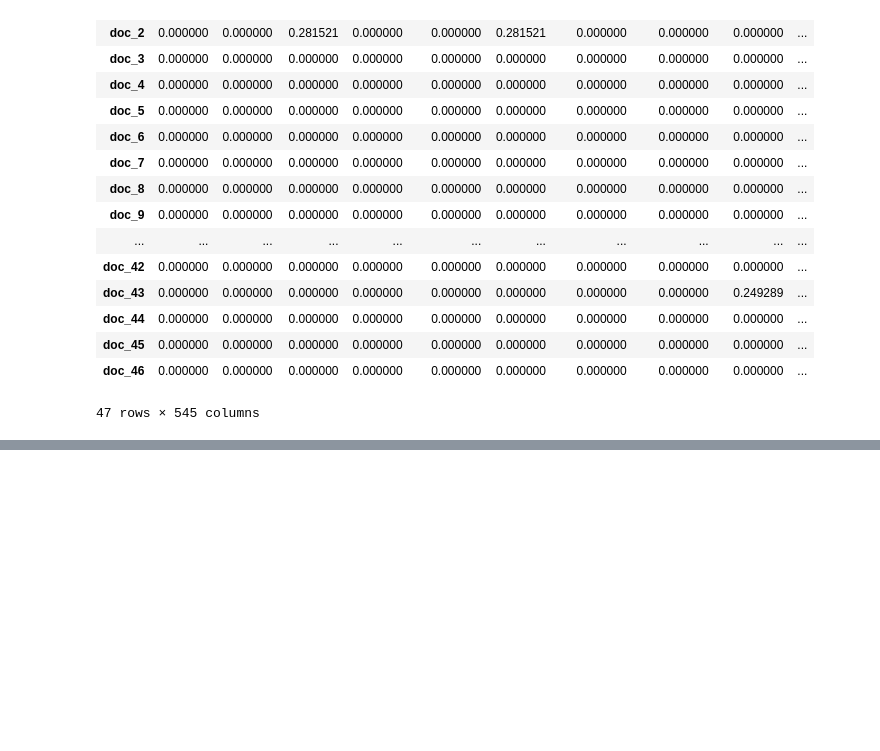
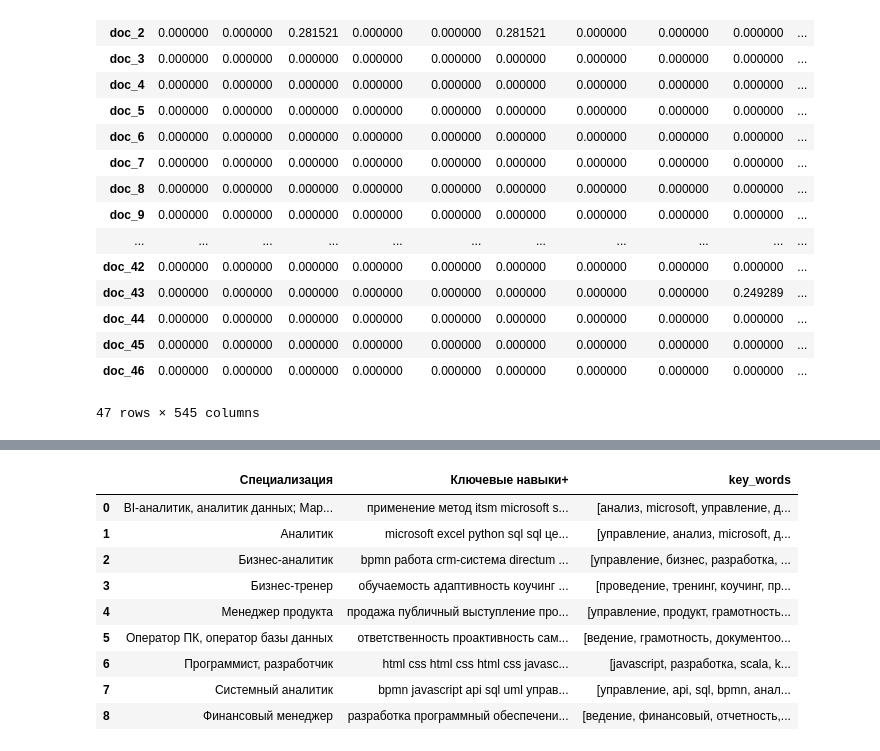
Before and after one commit to dwrkin/nlp_competence, a Jupyter notebook: NLP.ipynb, the cells around one changed output, grey strips where cells are left out. Drawn from its saved outputs; the diff is of its cells as text; code cells hidden in the pictures; blank space fills up the shorter version.

```diff
--- a/NLP.ipynb
+++ b/NLP.ipynb
@@ -187,0 +243,5 @@ sns.heatmap(dataframe_hm, cmap="coolwarm", annot=True, fmt=".1f")
+# %%
+df_rn = df_rn[['Специализация', 'Ключевые навыки+']]
+# %%
+df_rn = df_rn.groupby('Специализация', as_index = False).agg({'Ключевые навыки+': ','.join})
+df_rn
@@ -187,0 +259,24 @@ sns.heatmap(dataframe_hm, cmap="coolwarm", annot=True, fmt=".1f")
+# %%
+tfidf_vect_rn = TfidfVectorizer()
+tfidf_matrix_rn = tfidf_vect_rn.fit_transform(df_rn['Ключевые навыки+'])
+feature_names_rn = tfidf_vect_rn.get_feature_names_out()
+
+list_output_rn = []
+for i in range(len(tfidf_matrix_rn.toarray())):
+    tfidf_scores_rn = tfidf_matrix_rn.toarray()[i]
+    sorted_features_rn = [feature for _, feature in list(filter(lambda c: c[0] > 0.01, sorted(zip(tfidf_scores_rn, feature_names_rn), reverse=True)))]
+    list_output_rn.append(sorted_features_rn)
+# %%
+df_rn.insert(2, "key_words", list_output_rn)
+df_rn
+# %% [output]
+|  | Специализация | Ключевые навыки+ | key_words |
+| 0 | BI-аналитик, аналитик данных; Мар... | применение метод itsm microsoft s... | [анализ, microsoft, управление, д... |
+| 1 | Аналитик | microsoft excel python sql sql це... | [управление, анализ, microsoft, д... |
+| 2 | Бизнес-аналитик | bpmn работа crm-система directum ... | [управление, бизнес, разработка, ... |
+| 3 | Бизнес-тренер | обучаемость адаптивность коучинг ... | [проведение, тренинг, коучинг, пр... |
+| 4 | Менеджер продукта | продажа публичный выступление про... | [управление, продукт, грамотность... |
+| 5 | Оператор ПК, оператор базы данных | ответственность проактивность сам... | [ведение, грамотность, документоо... |
+| 6 | Программист, разработчик | html css html css html css javasc... | [javascript, разработка, scala, k... |
+| 7 | Системный аналитик | bpmn javascript api sql uml управ... | [управление, api, sql, bpmn, анал... |
+| 8 | Финансовый менеджер | разработка программный обеспечени... | [ведение, финансовый, отчетность,... |
```
Also changed, not shown: parts of 10 cells of this notebook, 2 other files.
